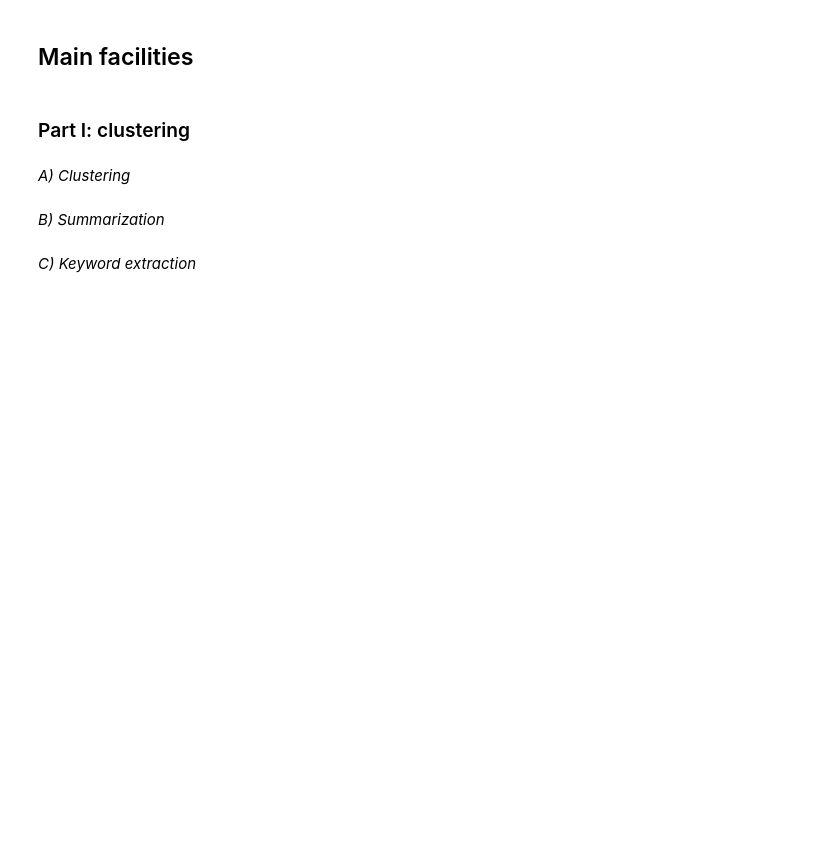
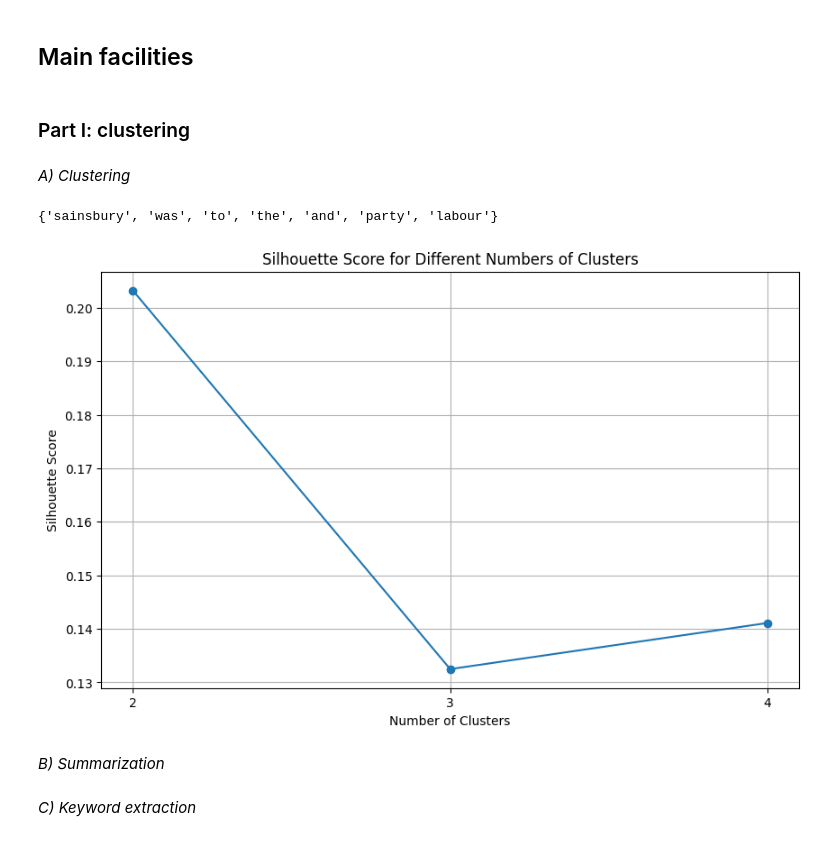
Before and after one commit to joaoandrade8/pri, a Jupyter notebook: Gxx_P2_notebook.ipynb, the cells around one changed output. Cells and saved outputs as stored; diff of their text form; code cells hidden in the pictures; blank space fills up the shorter version.

```diff
--- a/Gxx_P2_notebook.ipynb
+++ b/Gxx_P2_notebook.ipynb
@@ -17,3 +15,22 @@
+# %%
+import proj2
+import numpy as np
+import matplotlib.pyplot as plt
+
+c, cluster_range, scores, min, max = proj2.sentence_clustering("413.txt")
+
+# Plot silhouette scores
+plt.figure(figsize=(10, 6))
+plt.plot(cluster_range, scores, marker='o', linestyle='-')
+plt.title('Silhouette Score for Different Numbers of Clusters')
+plt.xlabel('Number of Clusters')
+plt.ylabel('Silhouette Score')
+plt.xticks(np.arange(min, max + 1, step=1))
+plt.grid(True)
+plt.show()
+# %% [output]
+{'sainsbury', 'was', 'to', 'the', 'and', 'party', 'labour'}
+[figure, added]
 # %% [markdown]
 *B) Summarization*
 # %%
```
Also changed, not shown: parts of 1 cell of this notebook, 1 other file.
